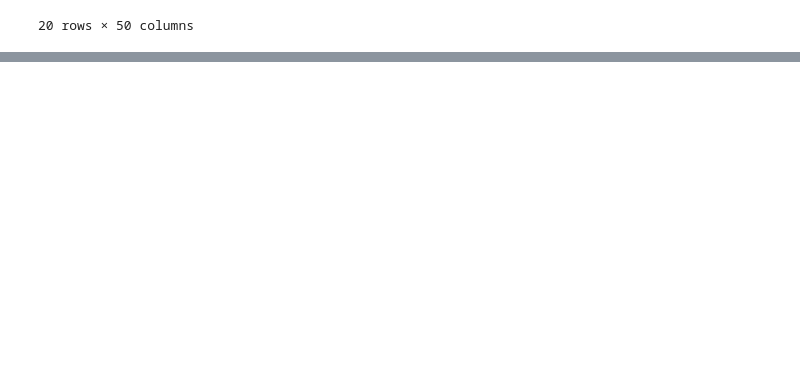
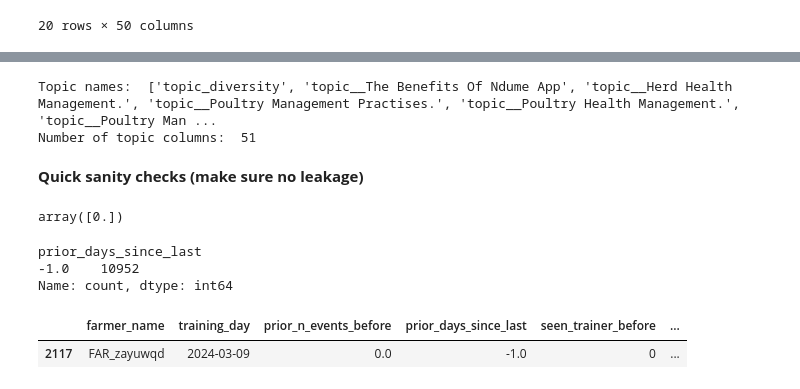
Before and after one commit to theerealhenry/DigiCow-ML-Project, a Jupyter notebook: Project DigiCow.ipynb, the cells around one changed output, grey strips where cells are left out. Drawn from its saved outputs; the diff is of its cells as text; code cells hidden in the pictures; blank space fills up the shorter version.

```diff
--- a/Project DigiCow.ipynb
+++ b/Project DigiCow.ipynb
@@ -577,0 +855,9 @@ Number of topic multi-hot columns: 50
+# %%
+# Get the topic columns list
+
+topic_cols = [c for c in train.columns if c.startswith("topic_")]
+print("Topic names: ", topic_cols)
+print("Number of topic columns: ", len(topic_cols))
+# %% [output]
+Topic names:  ['topic_diversity', 'topic__The Benefits Of Ndume App', 'topic__Herd Health Management.', 'topic__Poultry Management Practises.', 'topic__Poultry Health Management.', 'topic__Poultry Man ...
+Number of topic columns:  51
@@ -577,0 +896,9 @@ Number of topic multi-hot columns: 50
+# %%
+# Remove old priorcount columns if they already exist
+
+# Drop any previous priorcount__topic__ columns if they exist in train_merged/test_merged
+old_priorcount_cols_train = [c for c in train_merged.columns if c.startswith("priorcount__topic__")]
+old_priorcount_cols_test  = [c for c in test_merged.columns if c.startswith("priorcount__topic__")]
+
+train_merged = train_merged.drop(columns=old_priorcount_cols_train, errors="ignore")
+test_merged  = test_merged.drop(columns=old_priorcount_cols_test, errors="ignore")
@@ -577,0 +930,46 @@ Number of topic multi-hot columns: 50
+# %%
+# Compute overlap features
+# We want overlap only for topics present today
+
+def add_topic_overlap_features(df, topic_cols):
+    df = df.copy()
+
+    today = df[topic_cols].fillna(0).astype(int)
+    prior_seen = (df[[f"priorcount__{c}" for c in topic_cols]].fillna(0) > 0).astype(int)
+
+    overlap = (today * prior_seen).sum(axis=1)
+    n_today = today.sum(axis=1)
+
+    df["prior_topics_seen_count"] = overlap
+    df["prior_topics_seen_ratio"] = (overlap / n_today.replace(0, np.nan)).fillna(0.0)
+
+    return df
+
+train_merged = add_topic_overlap_features(train_merged, topic_cols)
+test_merged  = add_topic_overlap_features(test_merged, topic_cols)
+# %% [markdown]
+**Quick sanity checks (make sure no leakage)**
+# %%
+# 1) Farmers with no prior history should have 0 events
+
+train_merged["has_prior_history"].value_counts()
+train_merged.loc[train_merged["has_prior_history"]==0, "prior_n_events_before"].unique()[:10]
+# %% [output]
+array([0.])
+# %%
+# 2) Days since last should be -1 if no history
+
+train_merged.loc[train_merged["has_prior_history"]==0, "prior_days_since_last"].value_counts().head()
+# %% [output]
+prior_days_since_last
+-1.0    10952
+Name: count, dtype: int64
+# %%
+# 3) Inspect a random farmer timeline
+
+f = train_merged["farmer_name"].sample(1, random_state=42).iloc[0]
+cols_show = ["farmer_name","training_day","prior_n_events_before","prior_days_since_last","seen_trainer_before","trainer_count_before"]
+train_merged.loc[train_merged["farmer_name"]==f, cols_show].sort_values("training_day").head(10)
+# %% [output]
+|  | farmer_name | training_day | prior_n_events_before | prior_days_since_last | seen_trainer_before | ... |
+| 2117 | FAR_zayuwqd | 2024-03-09 | 0.0 | -1.0 | 0 | ... |
```
Also changed, not shown: parts of 19 cells of this notebook.
